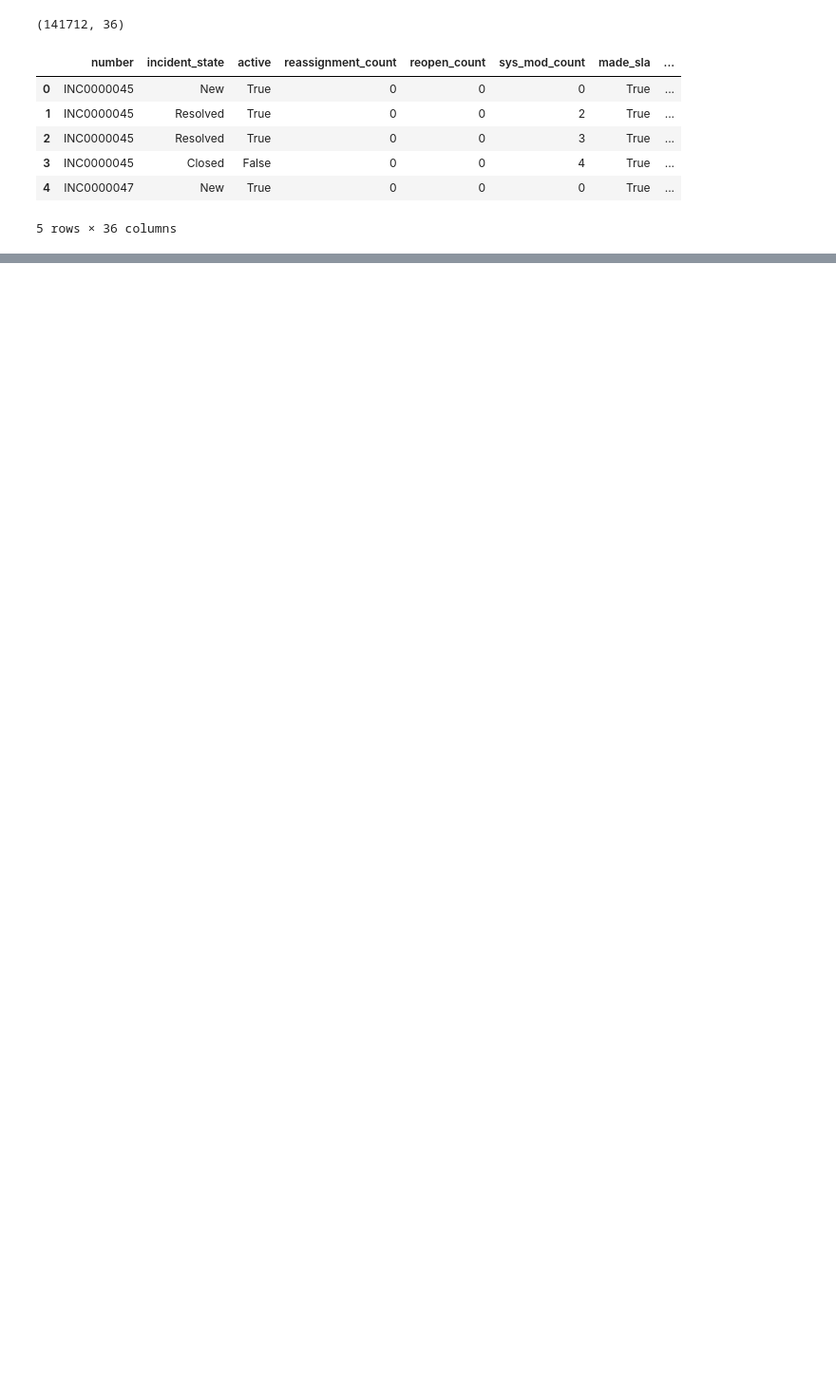
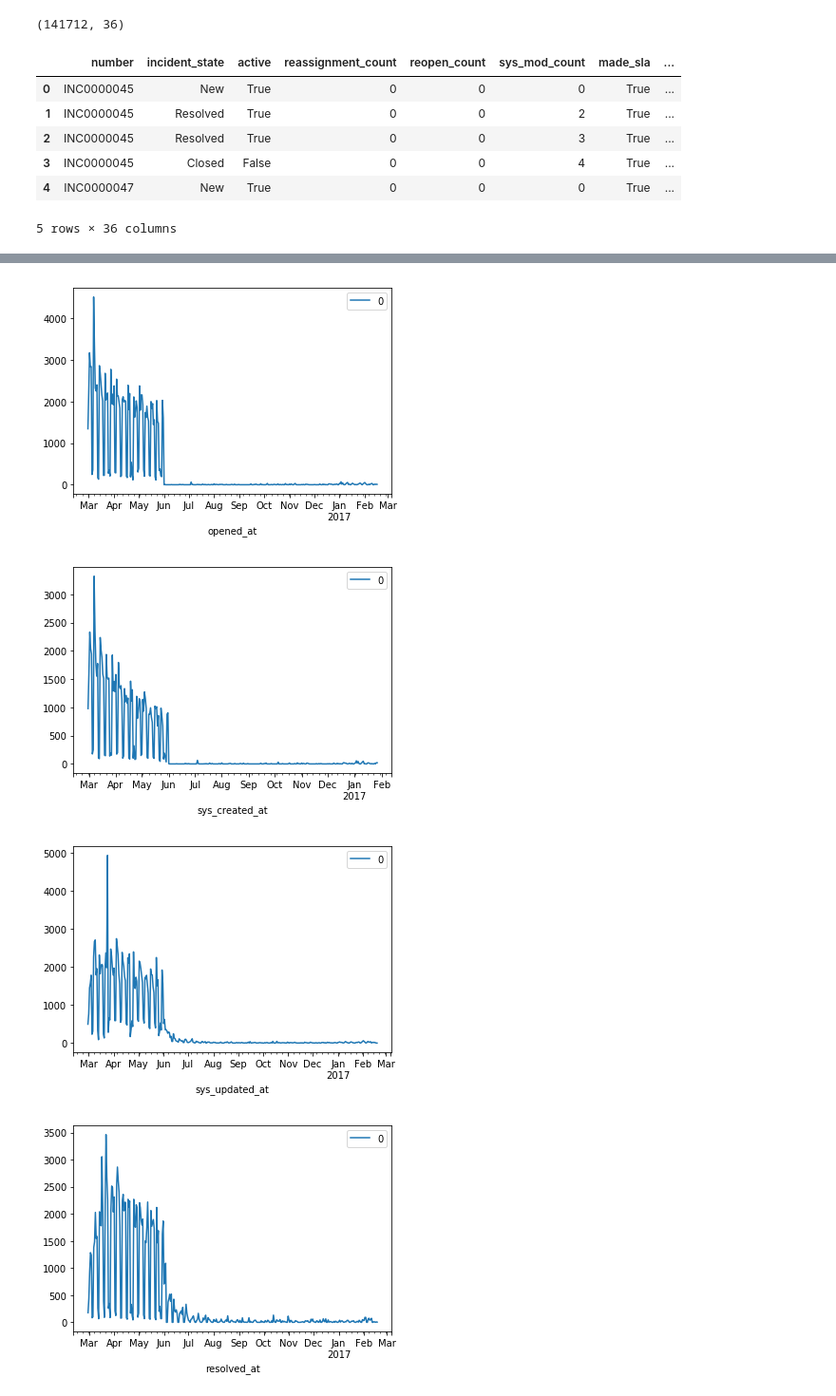
Before and after one commit to chen-assert/MLclass, a Jupyter notebook: project1/pro1.ipynb, the cells around one changed output, grey strips where cells are left out. Shown at 95% size. Saved outputs shown, nothing was run; the diff lists cells and outputs as text; code cells hidden in the pictures; blank space fills up the shorter version.

```diff
--- a/project1/pro1.ipynb
+++ b/project1/pro1.ipynb
@@ -259,0 +259,13 @@ dataset.describe()
+# %%
+#draw time series density graph
+for mstr in date_list:
+    s=dataset[mstr]
+    s2=pd.Series(s.index.values, index=s ).resample('D').count()
+    s3=s2.to_frame()
+    s3.plot()
+    plt.show()
+# %% [output]
+[figure, added]
+[figure, added]
+[figure, added]
+[figure, added]
```
Also changed, not shown: parts of 22 cells of this notebook.
